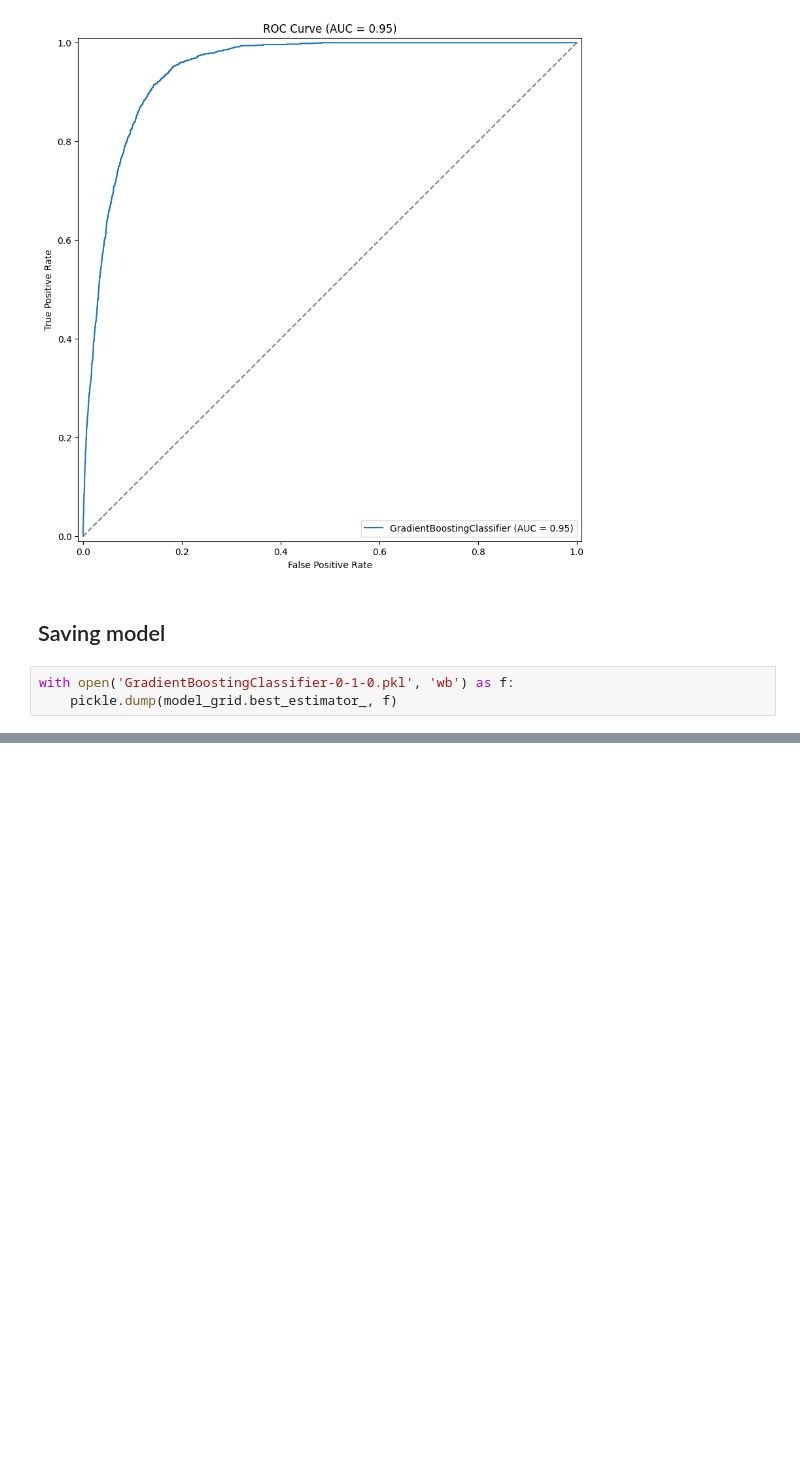
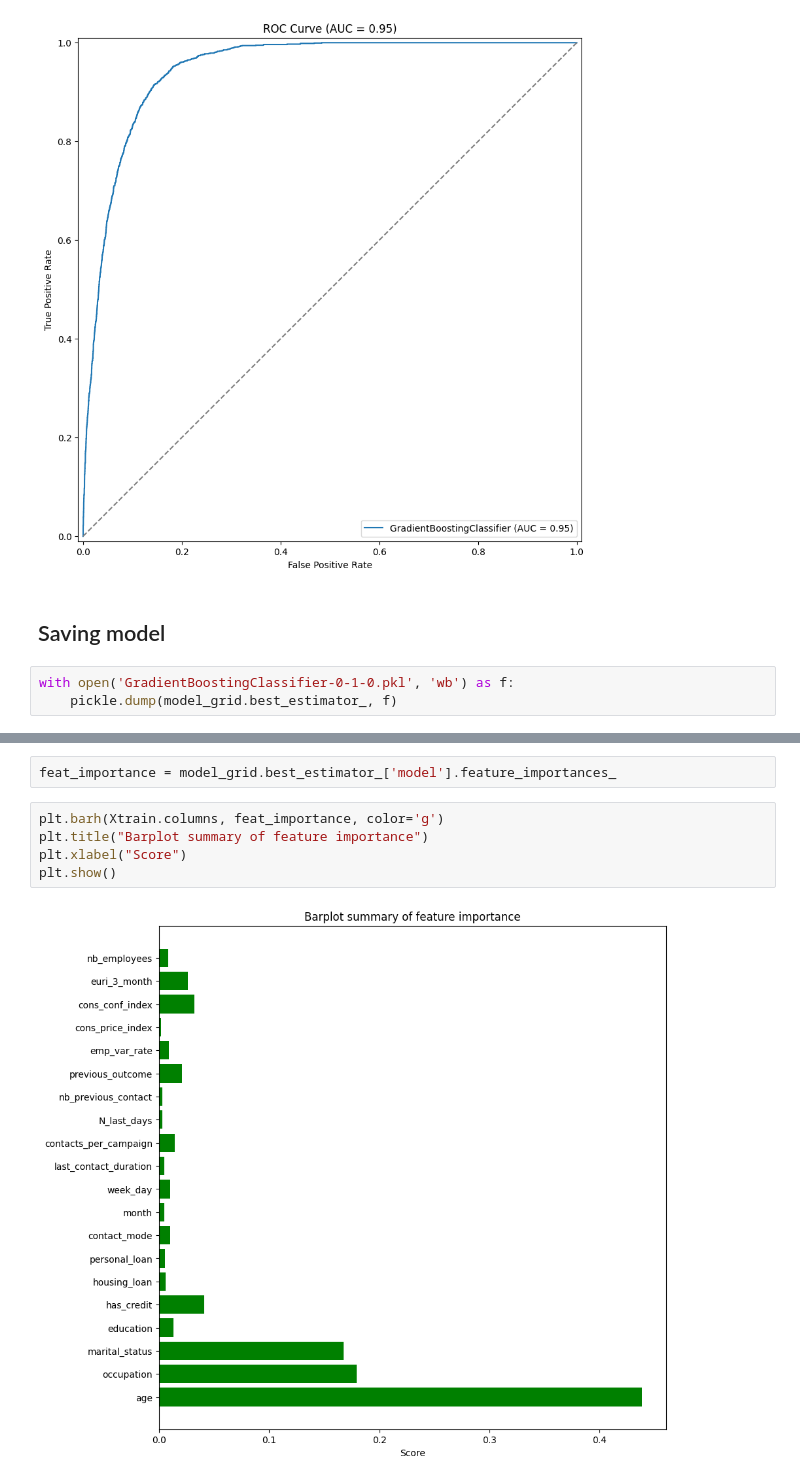
Before and after one commit to DeterjoSimon/SalesMarketingClassification, a Jupyter notebook: MarketClassifier.ipynb, the cells around one changed output, grey strips where cells are left out. Drawn from its saved outputs; the diff is of its cells as text; blank space fills up the shorter version.

```diff
--- a/MarketClassifier.ipynb
+++ b/MarketClassifier.ipynb
@@ -297,0 +445,9 @@ with open('GradientBoostingClassifier-0-1-0.pkl', 'wb') as f:
+# %%
+feat_importance = model_grid.best_estimator_['model'].feature_importances_
+# %%
+plt.barh(Xtrain.columns, feat_importance, color='g')
+plt.title("Barplot summary of feature importance")
+plt.xlabel("Score")
+plt.show()
+# %% [output]
+[figure, added]
```
Also changed, not shown: parts of 26 cells of this notebook, 1 other file.
